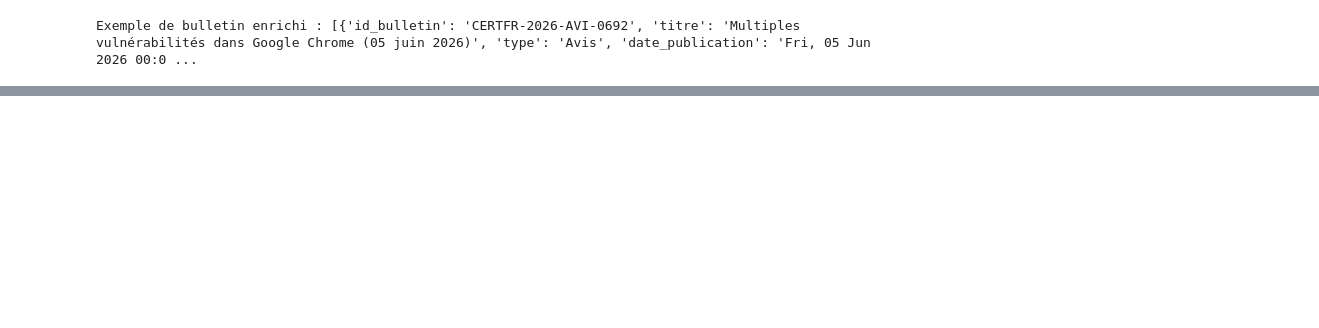
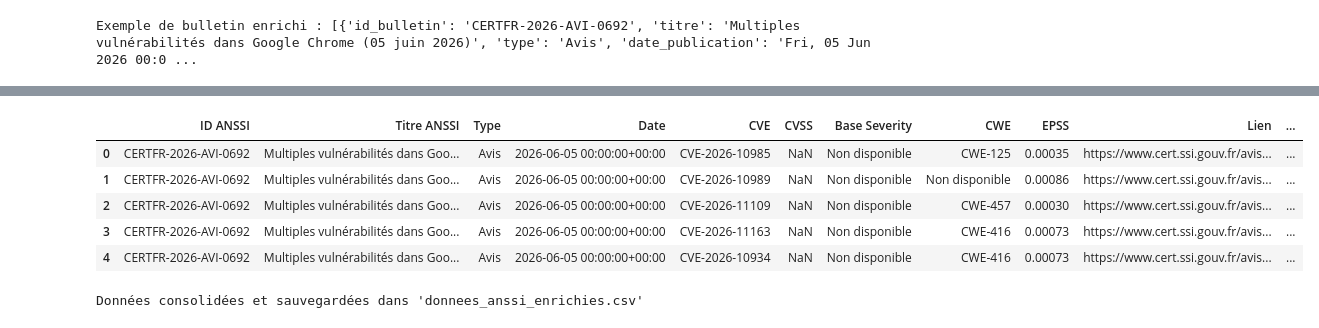
Before and after one commit to VictorTaillefer/TDfinal, a Jupyter notebook: TDfinalbis.ipynb, the cells around one changed output, grey strips where cells are left out. Saved outputs shown, nothing was run; the diff lists cells and outputs as text; code cells hidden in the pictures; blank space fills up the shorter version.

```diff
--- a/TDfinalbis.ipynb
+++ b/TDfinalbis.ipynb
@@ -124,0 +272,24 @@ print(f"CWE Description : {cwe_desc}")
+# %%
+import pandas as pd
+
+# Création du DataFrame Pandas
+df_cve = pd.DataFrame(donnees_enrichies)
+
+df_cve['CVSS'] = pd.to_numeric(df_cve['CVSS'], errors='coerce')
+df_cve['EPSS'] = pd.to_numeric(df_cve['EPSS'], errors='coerce')
+df_cve['Date'] = pd.to_datetime(df_cve['Date'], format='mixed', errors='coerce')
+
+# Aperçu du DataFrame final
+display(df_cve.head())
+
+# Sauvegarde au format CSV pour le livrable
+df_cve.to_csv("donnees_anssi_enrichies.csv", index=False)
+print("Données consolidées et sauvegardées dans 'donnees_anssi_enrichies.csv'")
+# %% [output]
+|  | ID ANSSI | Titre ANSSI | Type | Date | CVE | CVSS | Base Severity | CWE | EPSS | Lien | ... |
+| 0 | CERTFR-2026-AVI-0692 | Multiples vulnérabilités dans Goo... | Avis | 2026-06-05 00:00:00+00:00 | CVE-2026-10985 | NaN | Non disponible | CWE-125 | 0.00035 | https://www.cert.ssi.gouv.fr/avis... | ... |
+| 1 | CERTFR-2026-AVI-0692 | Multiples vulnérabilités dans Goo... | Avis | 2026-06-05 00:00:00+00:00 | CVE-2026-10989 | NaN | Non disponible | Non disponible | 0.00086 | https://www.cert.ssi.gouv.fr/avis... | ... |
+| 2 | CERTFR-2026-AVI-0692 | Multiples vulnérabilités dans Goo... | Avis | 2026-06-05 00:00:00+00:00 | CVE-2026-11109 | NaN | Non disponible | CWE-457 | 0.00030 | https://www.cert.ssi.gouv.fr/avis... | ... |
+| 3 | CERTFR-2026-AVI-0692 | Multiples vulnérabilités dans Goo... | Avis | 2026-06-05 00:00:00+00:00 | CVE-2026-11163 | NaN | Non disponible | CWE-416 | 0.00073 | https://www.cert.ssi.gouv.fr/avis... | ... |
+| 4 | CERTFR-2026-AVI-0692 | Multiples vulnérabilités dans Goo... | Avis | 2026-06-05 00:00:00+00:00 | CVE-2026-10934 | NaN | Non disponible | CWE-416 | 0.00073 | https://www.cert.ssi.gouv.fr/avis... | ... |
+Données consolidées et sauvegardées dans 'donnees_anssi_enrichies.csv'
```
Also changed, not shown: parts of 5 cells of this notebook, 1 other file.
